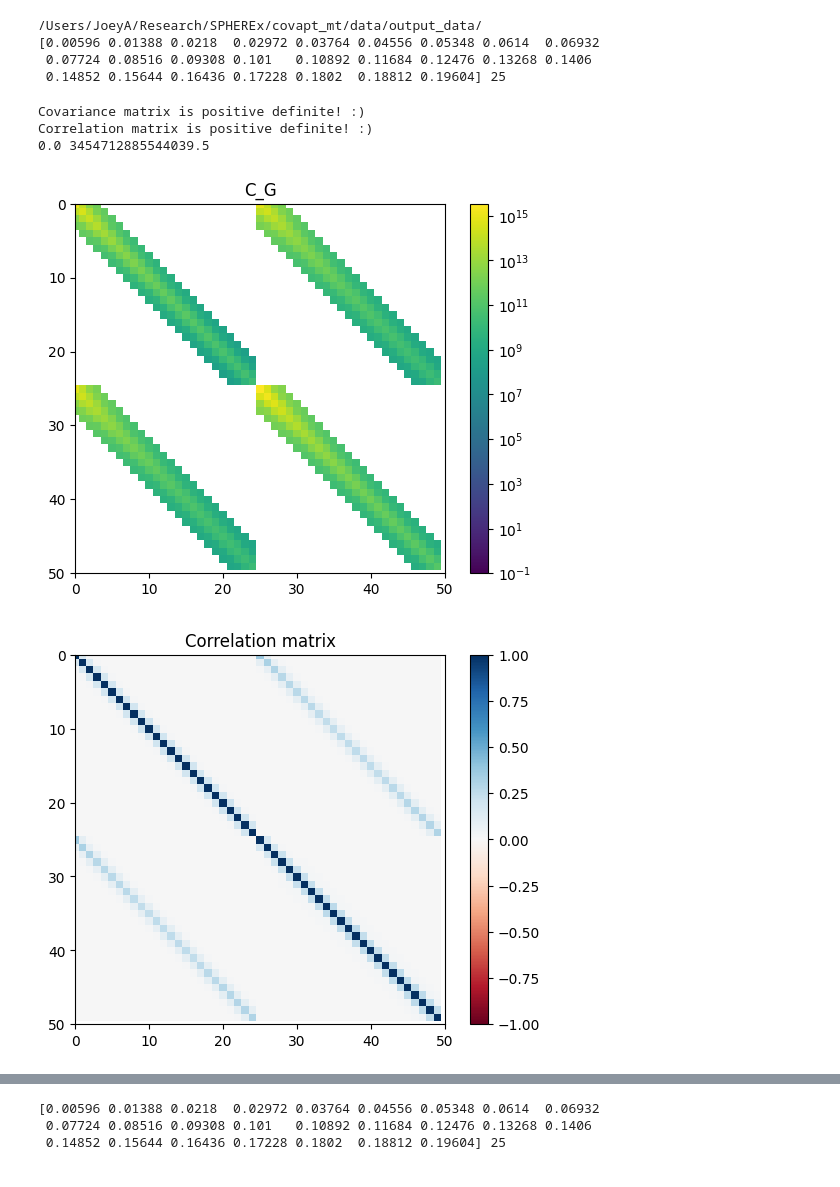
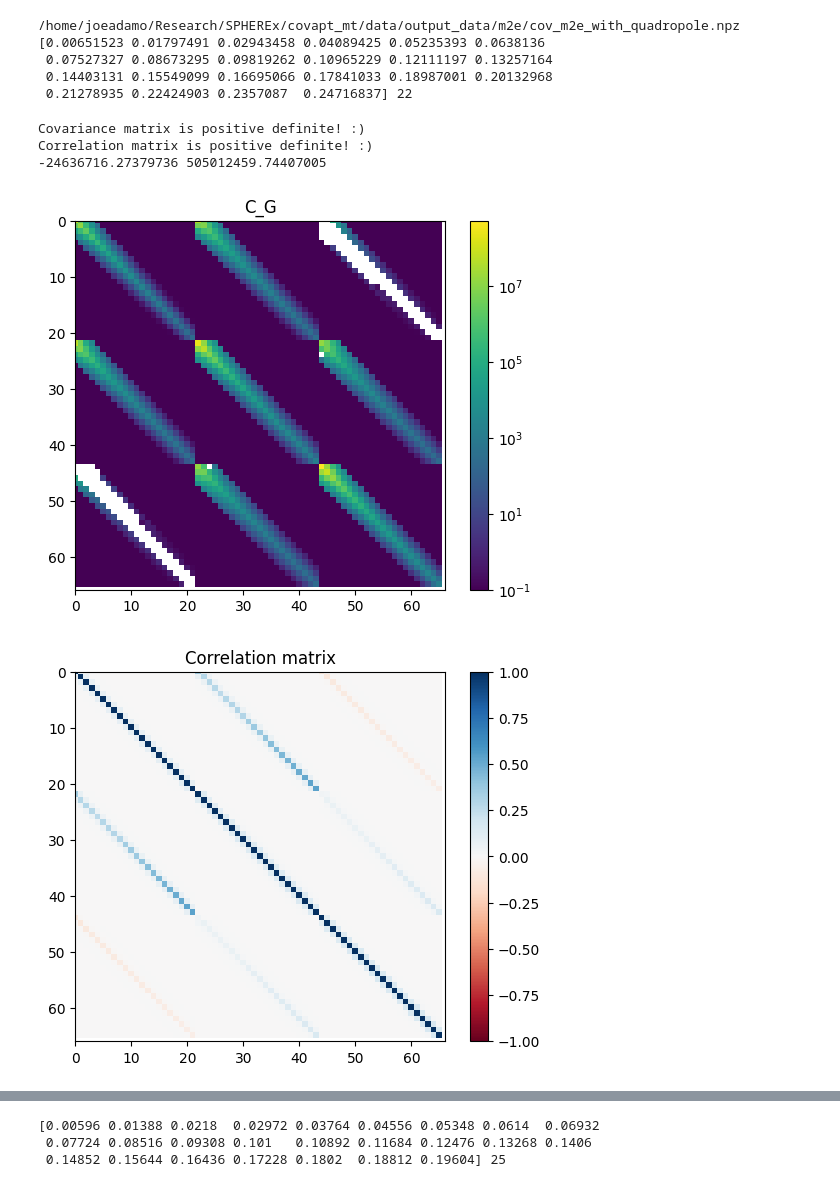
Before and after one commit to jadamo/covapt_mt, a Jupyter notebook: test_mt_covapt.ipynb, the cells around one changed output, grey strips where cells are left out. Saved outputs shown, nothing was run; the diff lists cells and outputs as text; code cells hidden in the pictures.

```diff
--- a/test_mt_covapt.ipynb
+++ b/test_mt_covapt.ipynb
@@ -10,7 +10,7 @@ config_dict = load_config_file("config/get_covariance.yaml")
 
 k_data = np.load(config_dict["input_dir"] + config_dict["k_array_file"])
 k_0 = k_data["k_0"]
-print(config_dict["output_dir"])# + config_dict["covariance_file"])
+print(config_dict["output_dir"] + config_dict["covariance_file"])
 C_data = np.load(config_dict["output_dir"] + config_dict["covariance_file"])#+ config_dict["covariance_file"])
 C_G, P_G = [], []
 num_zbins = len(C_data.files)
@@ -24,10 +24,11 @@ for z in range(num_zbins):
     C_G.append(C_data["zbin_"+str(z)])
     P_G.append(np.linalg.inv(C_G[z]))
 # %% [output]
-/Users/JoeyA/Research/SPHEREx/covapt_mt/data/output_data/
-[0.00596 0.01388 0.0218  0.02972 0.03764 0.04556 0.05348 0.0614  0.06932
- 0.07724 0.08516 0.09308 0.101   0.10892 0.11684 0.12476 0.13268 0.1406
- 0.14852 0.15644 0.16436 0.17228 0.1802  0.18812 0.19604] 25
+/home/joeadamo/Research/SPHEREx/covapt_mt/data/output_data/m2e/cov_m2e_with_quadropole.npz
+[0.00651523 0.01797491 0.02943458 0.04089425 0.05235393 0.0638136
+ 0.07527327 0.08673295 0.09819262 0.10965229 0.12111197 0.13257164
+ 0.14403131 0.15549099 0.16695066 0.17841033 0.18987001 0.20132968
+ 0.21278935 0.22424903 0.2357087  0.24716837] 22
 # %%
 def CorMat(cov):
     rms = np.sqrt(np.diag(cov))
@@ -48,42 +49,42 @@ for z in range(num_zbins):
     try:
         L = np.linalg.cholesky(C_G[z])
         print("Covariance matrix is positive definite! :)")
     except:
         print("ERROR! Covariance matrix is not positive definite!")
 
     try:
         L = np.linalg.cholesky(corr)
         print("Correlation matrix is positive definite! :)")
     except:
         print("ERROR! Correlation matrix is not positive definite!")
 
     print(np.amin(C_G[z]), np.amax(C_G[z]))
     plt.figure()
     plt.title("C_G")
     img = plt.imshow(C_G[z], cmap="viridis",  norm=colors.LogNorm(vmin=0.1, vmax=np.amax(C_G[z])))
     #img = plt.imshow(C_G[z], cmap="RdBu",  norm=colors.SymLogNorm(linthresh=1., vmin=np.amin(C_G[z]), vmax=np.amax(C_G[z])))
     for i in range(num_spectra):
         plt.axvline(i*num_kbins*2 - 1, c="black", alpha=0.2)
         plt.axhline(i*num_kbins*2 - 1, c="black", alpha=0.2)
-    plt.xlim(0, num_spectra*2*num_kbins)
-    plt.ylim(num_spectra*2*num_kbins, 0)
+    plt.xlim(0, num_spectra*3*num_kbins)
+    plt.ylim(num_spectra*3*num_kbins, 0)
     plt.colorbar()
 
     plt.figure()
     plt.title("Correlation matrix")
     img = plt.imshow(corr, vmin=-1, vmax=1, cmap="RdBu")
     for i in range(num_spectra):
-        plt.axvline(i*num_kbins*2 - 1, c="black", alpha=0.2)
-        plt.axhline(i*num_kbins*2 - 1, c="black", alpha=0.2)
-    plt.xlim(0, num_spectra*2*num_kbins)
-    plt.ylim(num_spectra*2*num_kbins, 0)
+        plt.axvline(i*num_kbins*3 - 1, c="black", alpha=0.2)
+        plt.axhline(i*num_kbins*3 - 1, c="black", alpha=0.2)
+    plt.xlim(0, num_spectra*3*num_kbins)
+    plt.ylim(num_spectra*3*num_kbins, 0)
     plt.colorbar()
 # %% [output]
 Covariance matrix is positive definite! :)
 Correlation matrix is positive definite! :)
-0.0 3454712885544039.5
+-24636716.27379736 505012459.74407005
-[figure, old version]
+[figure, new version]
-[figure, old version]
+[figure, new version]
 # %%
 plt.plot(np.diag(C_G[0])[:2*num_kbins], label="panel (0, 0)")
 plt.plot(np.diag(C_G[0])[2*num_kbins:4*num_kbins], label="panel (1, 1)")
```
Also changed, not shown: parts of 12 cells of this notebook, 1 other file.
